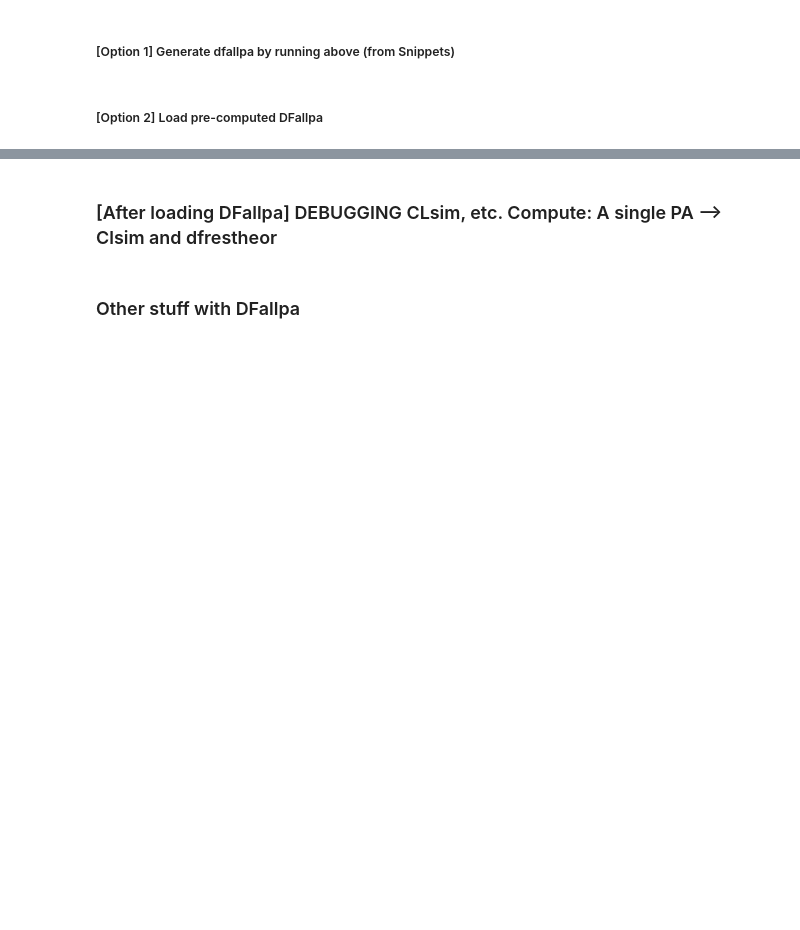
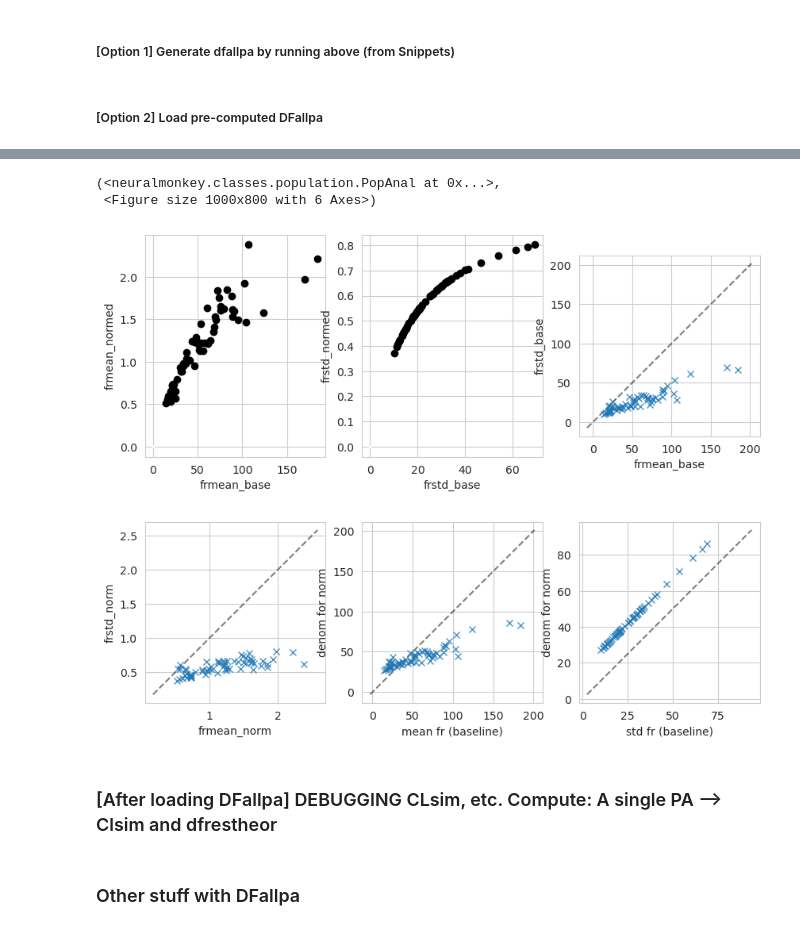
Before and after one commit to lucast4/neuralmonkey, a Jupyter notebook: neuralmonkey/notebooks/231203_snippets_rsa.ipynb, the cells around one changed output, grey strips where cells are left out. Saved outputs shown, nothing was run; the diff lists cells and outputs as text; code cells hidden in the pictures; blank space fills up the shorter version.

```diff
--- a/neuralmonkey/notebooks/231203_snippets_rsa.ipynb
+++ b/neuralmonkey/notebooks/231203_snippets_rsa.ipynb
@@ -466,0 +532,8 @@ version_distance = "euclidian_unbiased"
+# %%
+from neuralmonkey.analyses.state_space_good import _popanal_preprocess_normalize
+
+_popanal_preprocess_normalize(pa, True)
+# %% [output]
+(<neuralmonkey.classes.population.PopAnal at 0x...>,
+ <Figure size 1000x800 with 6 Axes>)
+[figure, added]
```
Also changed, not shown: parts of 7 cells of this notebook.
